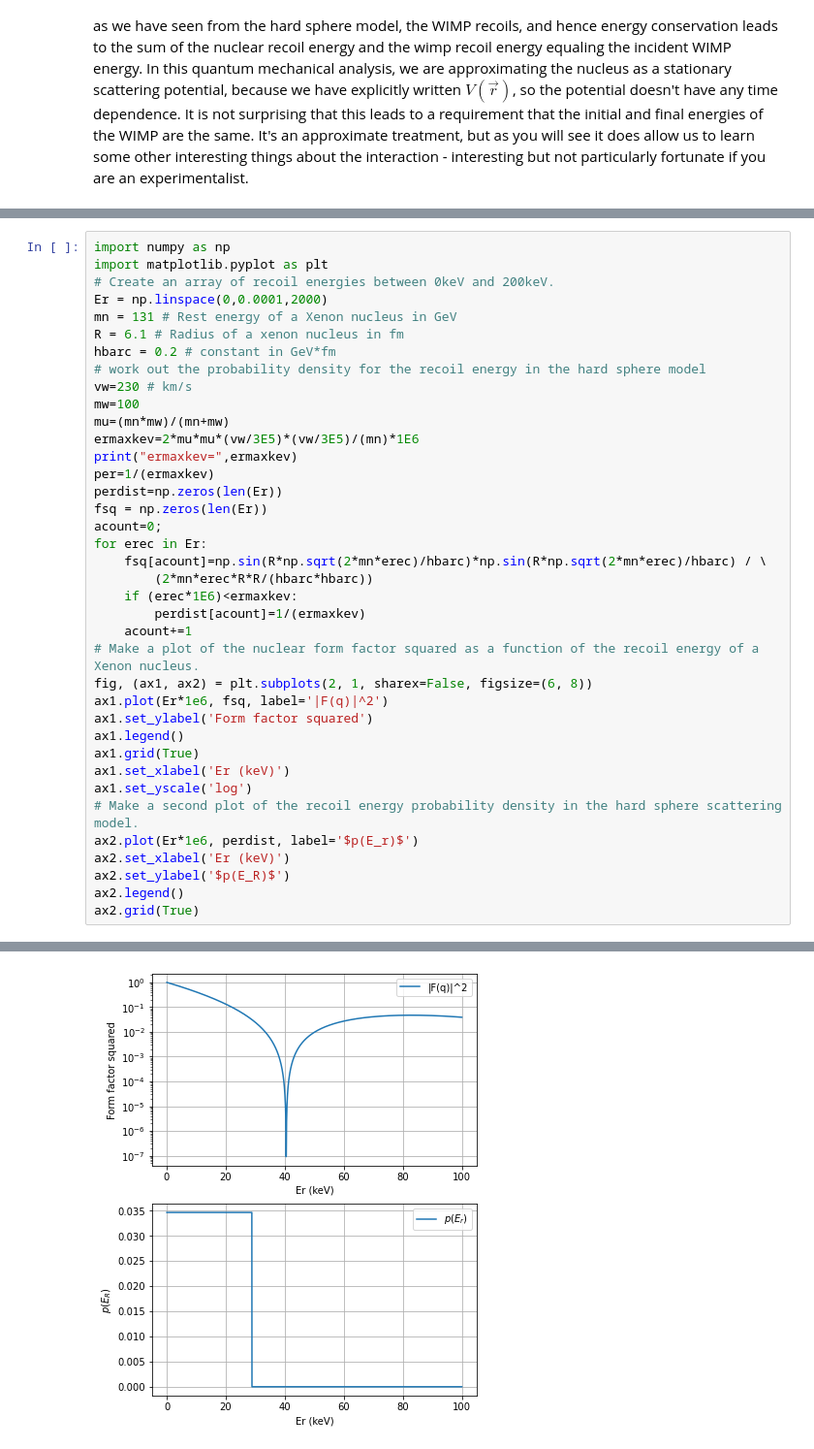
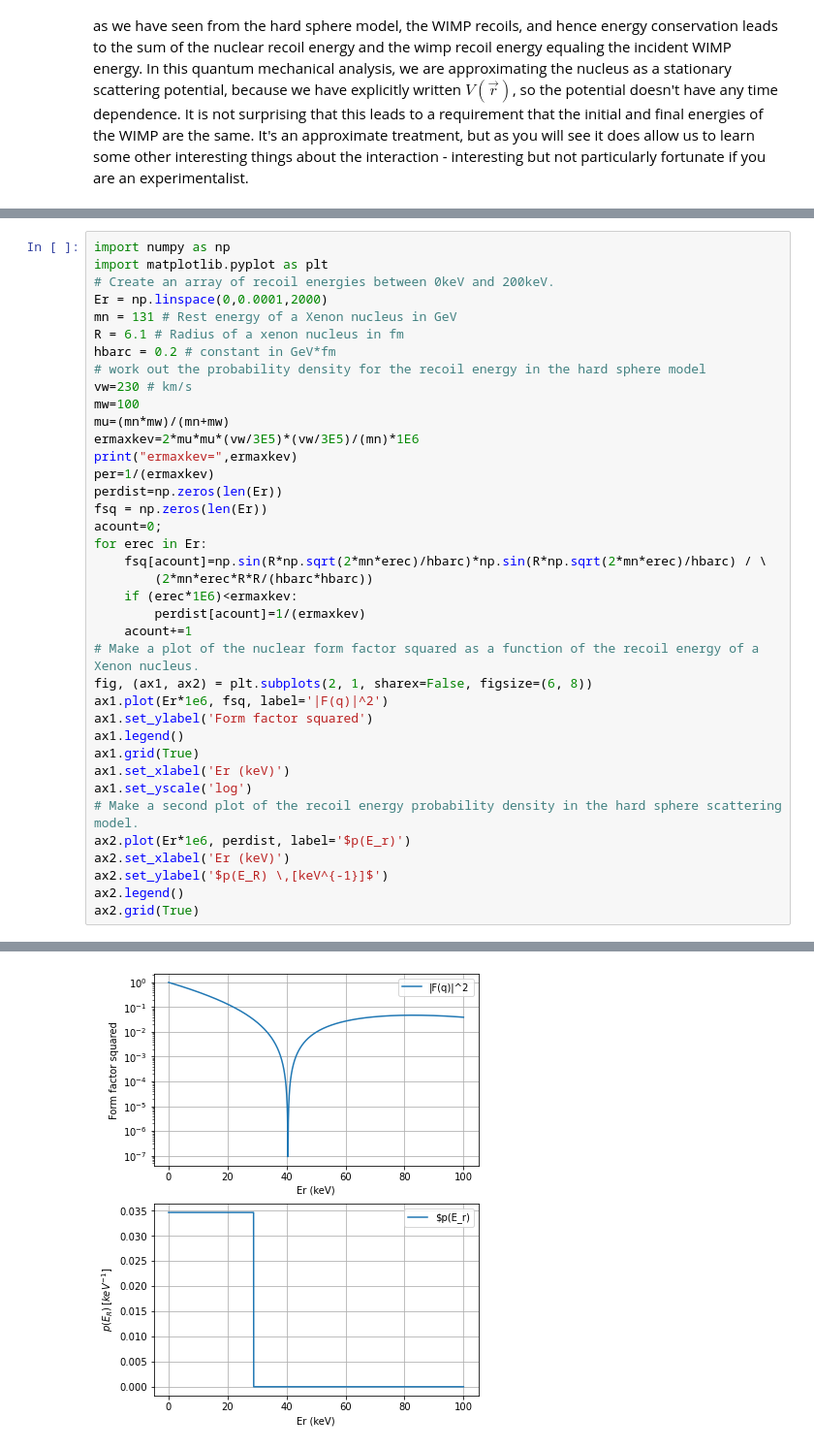
Before and after one commit to eddaw1/dark_matter_course, a Jupyter notebook: _build/jupyter_execute/chapter3/chapter3.ipynb, the cells around one changed output, grey strips where cells are left out. Shown: that part at 97% size. Saved outputs shown, nothing was run; the diff lists cells and outputs as text.

```diff
--- a/_build/jupyter_execute/chapter3/chapter3.ipynb
+++ b/_build/jupyter_execute/chapter3/chapter3.ipynb
@@ -236,36 +236,36 @@ hbarc = 0.2 # constant in GeV*fm
 # work out the probability density for the recoil energy in the hard sphere model
 vw=230 # km/s
 mw=100
 mu=(mn*mw)/(mn+mw)
 ermaxkev=2*mu*mu*(vw/3E5)*(vw/3E5)/(mn)*1E6
 print("ermaxkev=",ermaxkev)
 per=1/(ermaxkev)
 perdist=np.zeros(len(Er))
 fsq = np.zeros(len(Er))
 acount=0;
 for erec in Er:
     fsq[acount]=np.sin(R*np.sqrt(2*mn*erec)/hbarc)*np.sin(R*np.sqrt(2*mn*erec)/hbarc) / \
         (2*mn*erec*R*R/(hbarc*hbarc))
     if (erec*1E6)<ermaxkev:
         perdist[acount]=1/(ermaxkev)
     acount+=1
 # Make a plot of the nuclear form factor squared as a function of the recoil energy of a Xenon nucleus.
 fig, (ax1, ax2) = plt.subplots(2, 1, sharex=False, figsize=(6, 8))
 ax1.plot(Er*1e6, fsq, label='|F(q)|^2')
 ax1.set_ylabel('Form factor squared')
 ax1.legend()
 ax1.grid(True)
 ax1.set_xlabel('Er (keV)')
 ax1.set_yscale('log')
 # Make a second plot of the recoil energy probability density in the hard sphere scattering model.
-ax2.plot(Er*1e6, perdist, label='$p(E_r)$')
+ax2.plot(Er*1e6, perdist, label='$p(E_r)')
 ax2.set_xlabel('Er (keV)')
-ax2.set_ylabel('$p(E_R)$')
+ax2.set_ylabel('$p(E_R) \,[keV^{-1}]$')
 ax2.legend()
 ax2.grid(True)
 # %% [output]
 ermaxkev= 28.859612409395957
-[figure, old version]
+[figure, new version]
 # %% [markdown]
 The upper plot shows $F^2(E_R)$ as a function of the nuclear recoil energy, $E_R$. This drops off rapidly with increasing $E_R$, so that the more momentum is transferred to the nucleus, the more the form factor suppresses the probability of the scattering.
 
```
Also changed, not shown: parts of 2 cells of this notebook, 6 other files.
